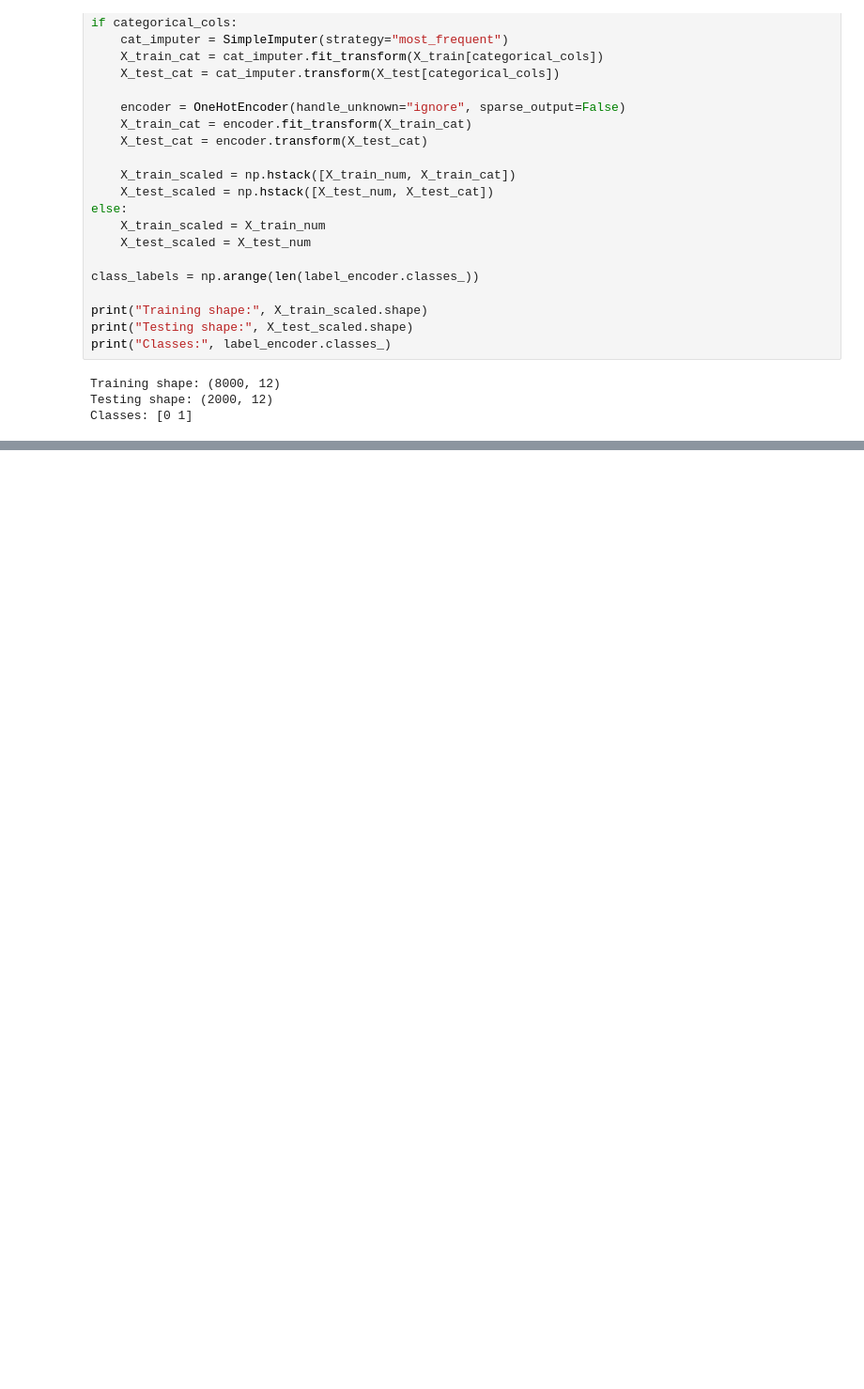
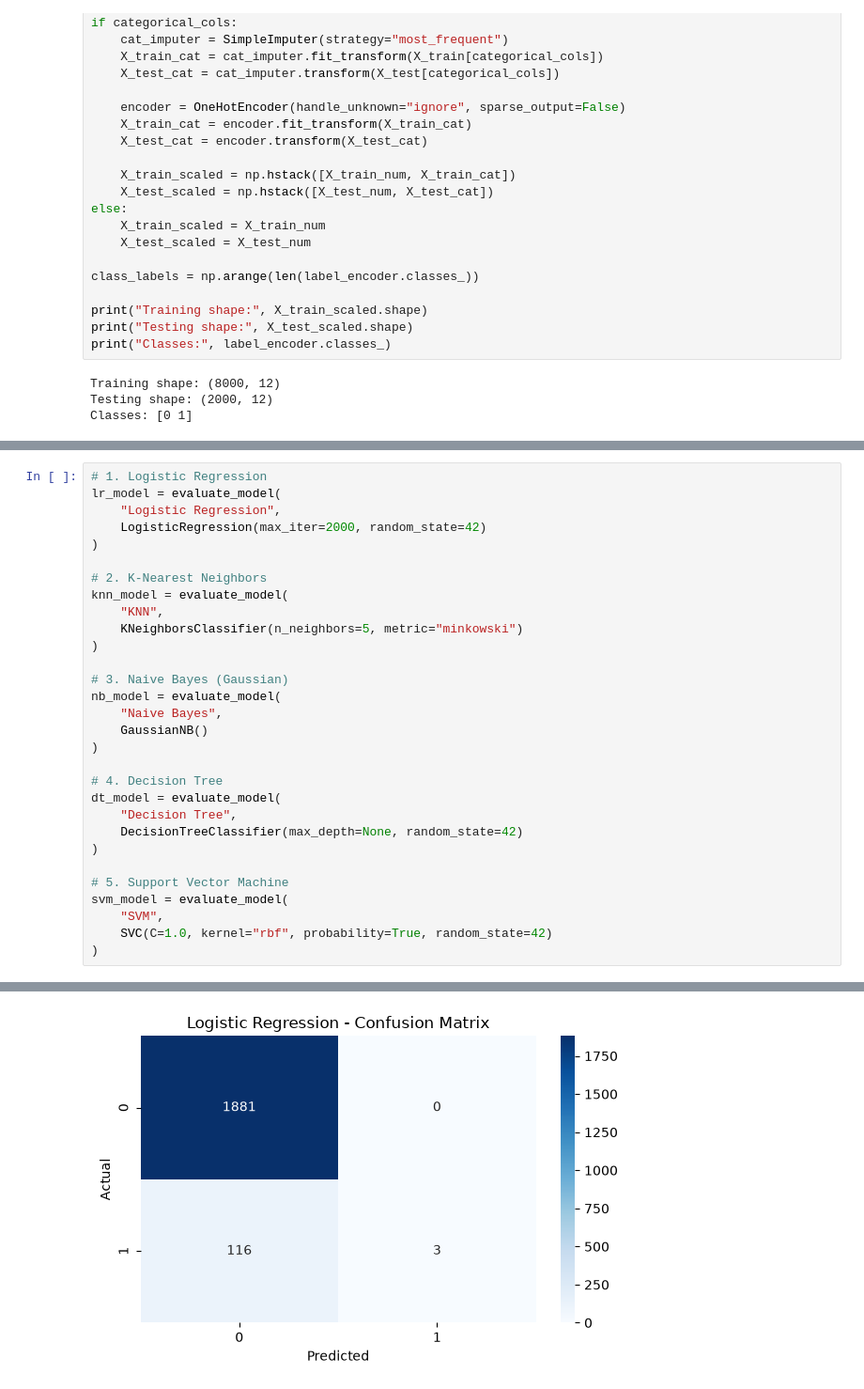
Before and after one commit to Tej876/Stock-Market-Prediction, a Jupyter notebook: Notebook/Classification.ipynb, the cells around one changed output, grey strips where cells are left out. Shown at 94% size. Cells and saved outputs as stored; diff of their text form; blank space fills up the shorter version.

```diff
--- a/Notebook/Classification.ipynb
+++ b/Notebook/Classification.ipynb
@@ -117,0 +200,31 @@ Classes: [0 1]
+# %%
+# 1. Logistic Regression
+lr_model = evaluate_model(
+    "Logistic Regression",
+    LogisticRegression(max_iter=2000, random_state=42)
+)
+
+# 2. K-Nearest Neighbors
+knn_model = evaluate_model(
+    "KNN",
+    KNeighborsClassifier(n_neighbors=5, metric="minkowski")
+)
+
+# 3. Naive Bayes (Gaussian)
+nb_model = evaluate_model(
+    "Naive Bayes",
+    GaussianNB()
+)
+
+# 4. Decision Tree
+dt_model = evaluate_model(
+    "Decision Tree",
+    DecisionTreeClassifier(max_depth=None, random_state=42)
+)
+
+# 5. Support Vector Machine
+svm_model = evaluate_model(
+    "SVM",
+    SVC(C=1.0, kernel="rbf", probability=True, random_state=42)
+)
+# %% [output]
@@ -117,0 +247 @@ Classes: [0 1]
+[figure, added]
```
Also changed, not shown: parts of 3 cells of this notebook.
